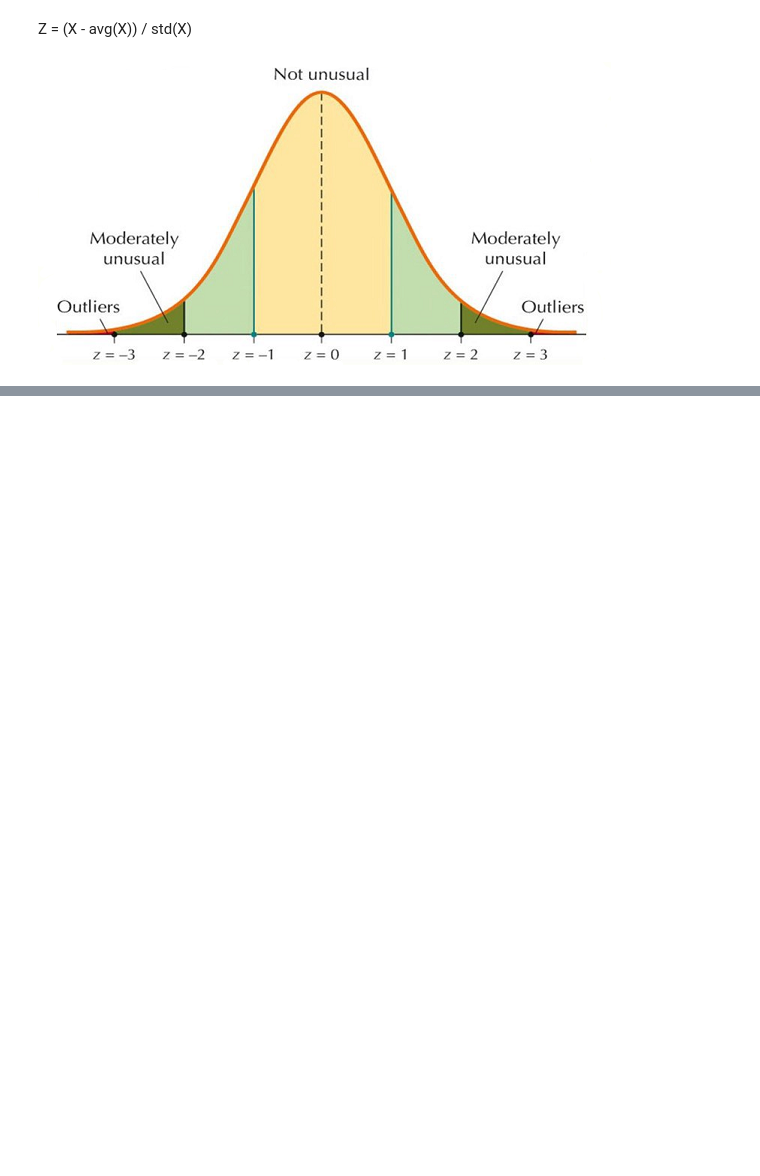
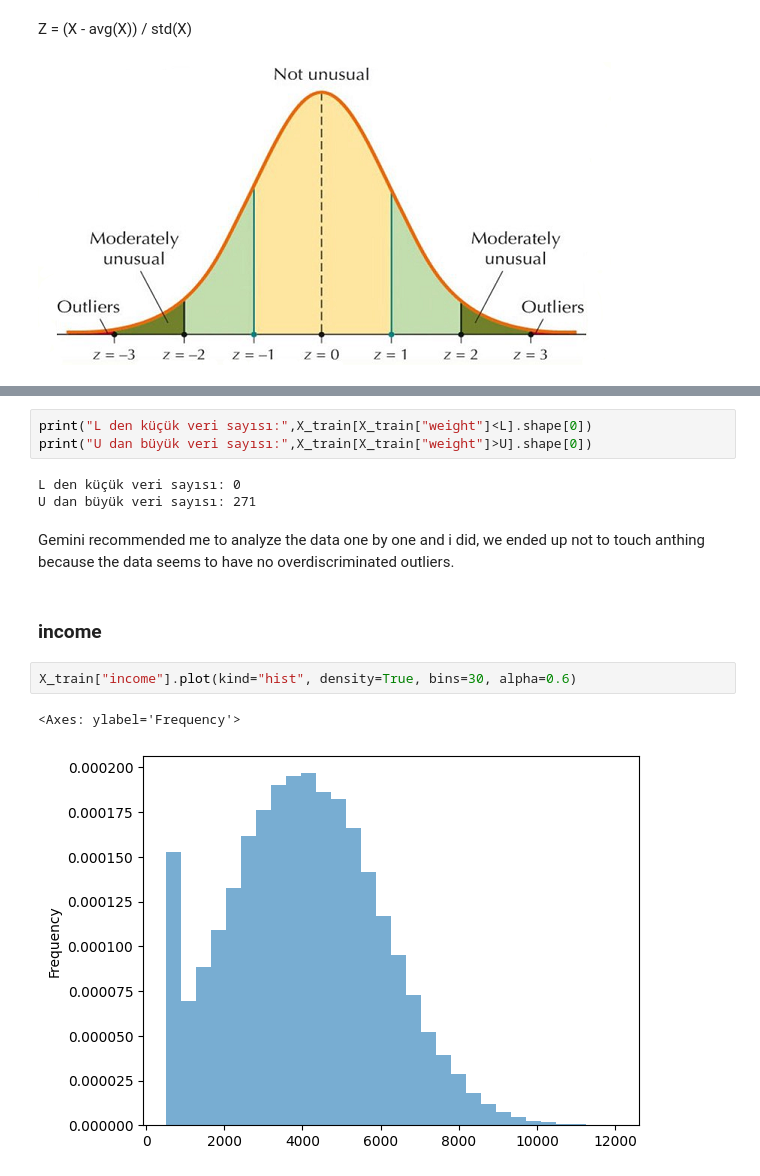
Before and after one commit to OmerTurk1/General-Health-Data-Analysis-and-Management, a Jupyter notebook: health_lifestyle_classification.ipynb, the cells around one changed output, grey strips where cells are left out. Cells and saved outputs as stored; diff of their text form; blank space fills up the shorter version.

```diff
--- a/health_lifestyle_classification.ipynb
+++ b/health_lifestyle_classification.ipynb
@@ -489,0 +524,15 @@ data filling and clearing will be held on FillData notebook
+# %%
+print("L den küçük veri sayısı:",X_train[X_train["weight"]<L].shape[0])
+print("U dan büyük veri sayısı:",X_train[X_train["weight"]>U].shape[0])
+# %% [output]
+L den küçük veri sayısı: 0
+U dan büyük veri sayısı: 271
+# %% [markdown]
+Gemini recommended me to analyze the data one by one and i did, we ended up not to touch anthing because the data seems to have no overdiscriminated outliers.
+# %% [markdown]
+### income
+# %%
+X_train["income"].plot(kind="hist", density=True, bins=30, alpha=0.6)
+# %% [output]
+<Axes: ylabel='Frequency'>
+[figure, added]
```
Also changed, not shown: parts of 88 cells of this notebook.
